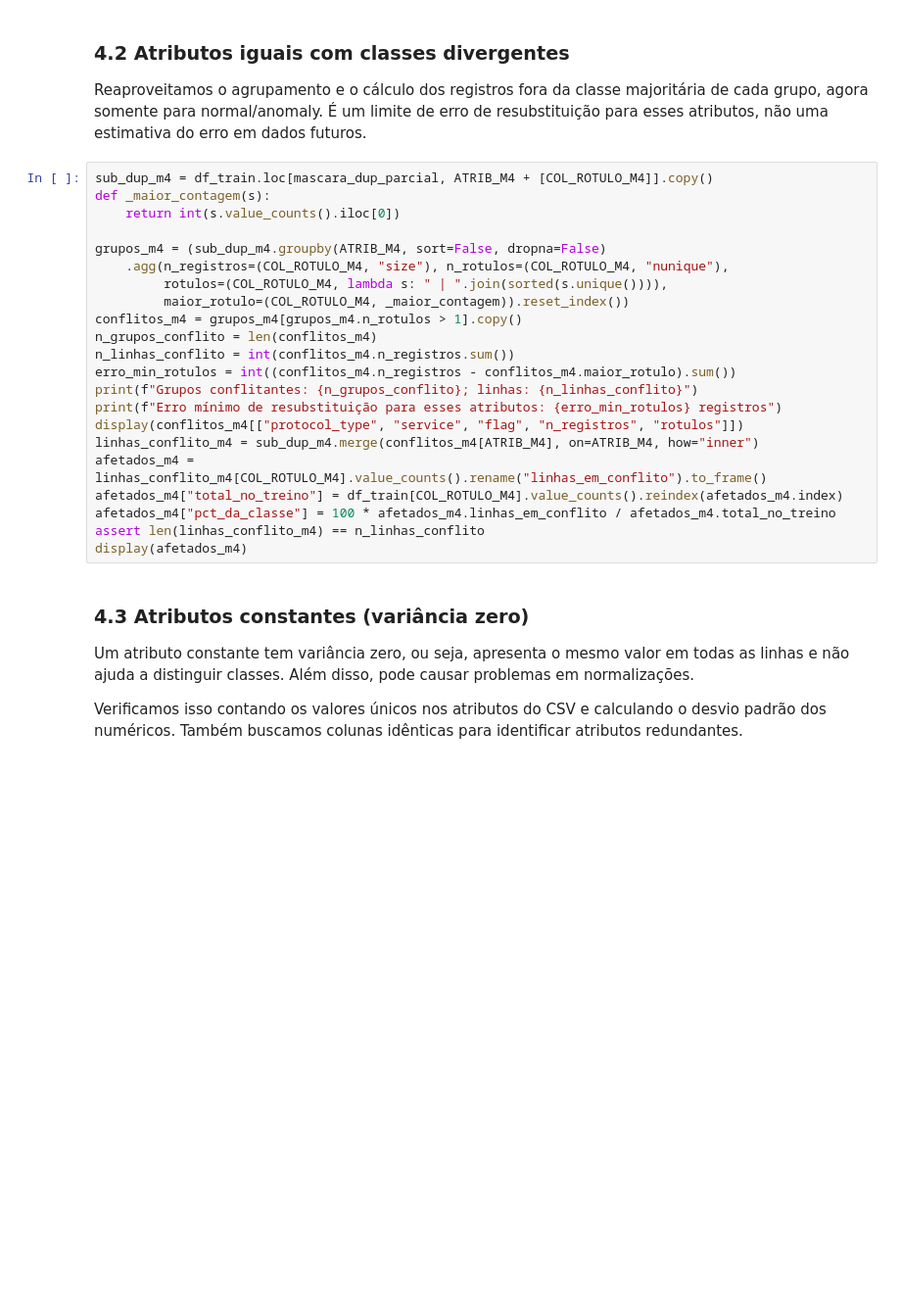
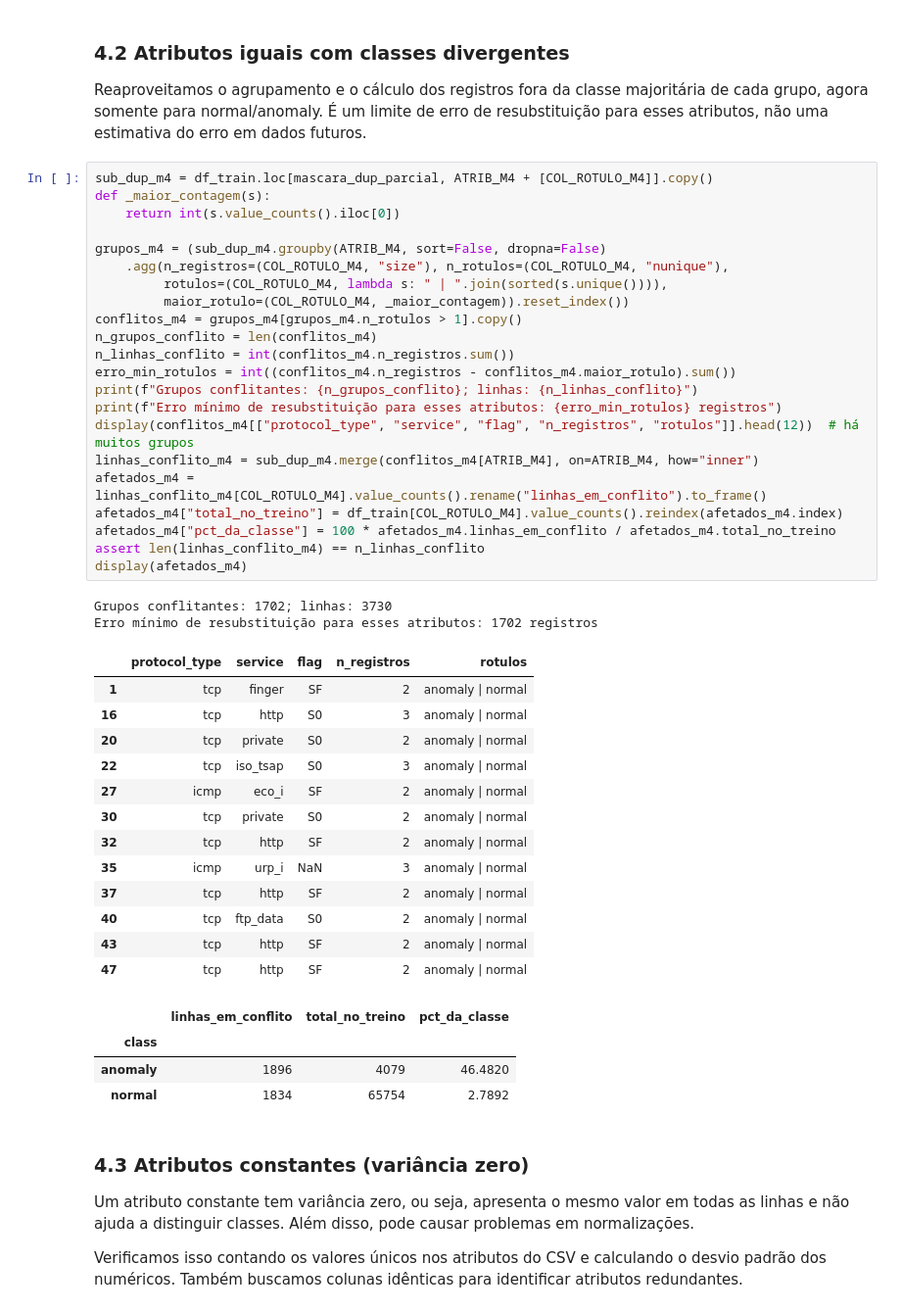
Before and after one commit to matheusmra/tp-ia, a Jupyter notebook: notebooks/01_analise_exploratoria.ipynb, the cells around one changed output. Shown at 98% size. Cells and saved outputs as stored; diff of their text form; blank space fills up the shorter version.

```diff
--- a/notebooks/01_analise_exploratoria.ipynb
+++ b/notebooks/01_analise_exploratoria.ipynb
@@ -920,25 +973,45 @@ não uma estimativa do erro em dados futuros.
 # %%
 sub_dup_m4 = df_train.loc[mascara_dup_parcial, ATRIB_M4 + [COL_ROTULO_M4]].copy()
 def _maior_contagem(s):
     return int(s.value_counts().iloc[0])
 
 grupos_m4 = (sub_dup_m4.groupby(ATRIB_M4, sort=False, dropna=False)
     .agg(n_registros=(COL_ROTULO_M4, "size"), n_rotulos=(COL_ROTULO_M4, "nunique"),
          rotulos=(COL_ROTULO_M4, lambda s: " | ".join(sorted(s.unique()))),
          maior_rotulo=(COL_ROTULO_M4, _maior_contagem)).reset_index())
 conflitos_m4 = grupos_m4[grupos_m4.n_rotulos > 1].copy()
 n_grupos_conflito = len(conflitos_m4)
 n_linhas_conflito = int(conflitos_m4.n_registros.sum())
 erro_min_rotulos = int((conflitos_m4.n_registros - conflitos_m4.maior_rotulo).sum())
 print(f"Grupos conflitantes: {n_grupos_conflito}; linhas: {n_linhas_conflito}")
 print(f"Erro mínimo de resubstituição para esses atributos: {erro_min_rotulos} registros")
-display(conflitos_m4[["protocol_type", "service", "flag", "n_registros", "rotulos"]])
+display(conflitos_m4[["protocol_type", "service", "flag", "n_registros", "rotulos"]].head(12))  # há muitos grupos
 linhas_conflito_m4 = sub_dup_m4.merge(conflitos_m4[ATRIB_M4], on=ATRIB_M4, how="inner")
 afetados_m4 = linhas_conflito_m4[COL_ROTULO_M4].value_counts().rename("linhas_em_conflito").to_frame()
 afetados_m4["total_no_treino"] = df_train[COL_ROTULO_M4].value_counts().reindex(afetados_m4.index)
 afetados_m4["pct_da_classe"] = 100 * afetados_m4.linhas_em_conflito / afetados_m4.total_no_treino
 assert len(linhas_conflito_m4) == n_linhas_conflito
 display(afetados_m4)
+# %% [output]
+Grupos conflitantes: 1702; linhas: 3730
+Erro mínimo de resubstituição para esses atributos: 1702 registros
+|  | protocol_type | service | flag | n_registros | rotulos |
+| 1 | tcp | finger | SF | 2 | anomaly | normal |
+| 16 | tcp | http | S0 | 3 | anomaly | normal |
+| 20 | tcp | private | S0 | 2 | anomaly | normal |
+| 22 | tcp | iso_tsap | S0 | 3 | anomaly | normal |
+| 27 | icmp | eco_i | SF | 2 | anomaly | normal |
+| 30 | tcp | private | S0 | 2 | anomaly | normal |
+| 32 | tcp | http | SF | 2 | anomaly | normal |
+| 35 | icmp | urp_i | NaN | 3 | anomaly | normal |
+| 37 | tcp | http | SF | 2 | anomaly | normal |
+| 40 | tcp | ftp_data | S0 | 2 | anomaly | normal |
+| 43 | tcp | http | SF | 2 | anomaly | normal |
+| 47 | tcp | http | SF | 2 | anomaly | normal |
+|  | linhas_em_conflito | total_no_treino | pct_da_classe |
+| class |  |  |  |
+| anomaly | 1896 | 4079 | 46.4820 |
+| normal | 1834 | 65754 | 2.7892 |
 # %% [markdown]
 ### 4.3 Atributos constantes (variância zero)
 
```
Also changed, not shown: parts of 14 cells of this notebook.
